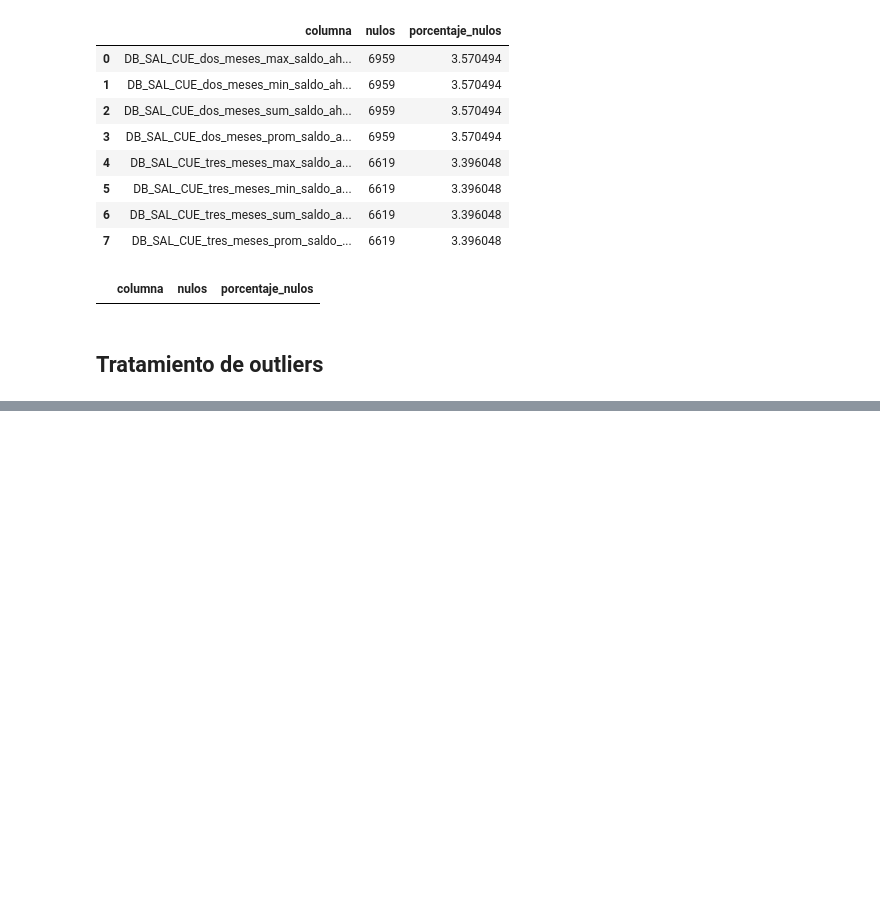
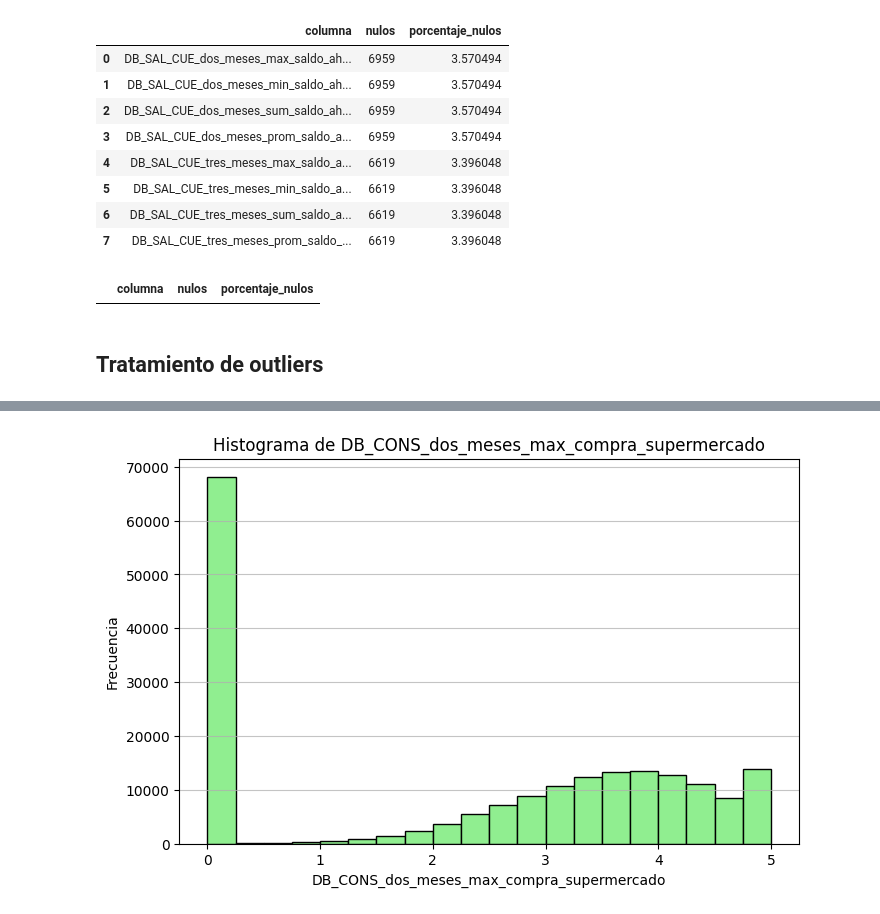
Before and after one commit to LuizIgnacio2002/reto_techy, a Jupyter notebook: notebooks/EDA/clientes_credito_consumo/1.0-lq.ipynb, the cells around one changed output, grey strips where cells are left out. Drawn from its saved outputs; the diff is of its cells as text; code cells hidden in the pictures; blank space fills up the shorter version.

```diff
--- a/notebooks/EDA/clientes_credito_consumo/1.0-lq.ipynb
+++ b/notebooks/EDA/clientes_credito_consumo/1.0-lq.ipynb
@@ -904,0 +963,13 @@ Filas eliminadas: 97,004 (49.77%)
+# %%
+import matplotlib.pyplot as plt
+
+plt.figure(figsize=(8,5))
+plt.hist(df_limpio['DB_CONS_dos_meses_max_compra_supermercado'].dropna(),
+         bins=20, color='lightgreen', edgecolor='black')
+plt.title('Histograma de DB_CONS_dos_meses_max_compra_supermercado')
+plt.xlabel('DB_CONS_dos_meses_max_compra_supermercado')
+plt.ylabel('Frecuencia')
+plt.grid(axis='y', alpha=0.75)
+plt.show()
+# %% [output]
+[figure, added]
```
Also changed, not shown: parts of 30 cells of this notebook.
